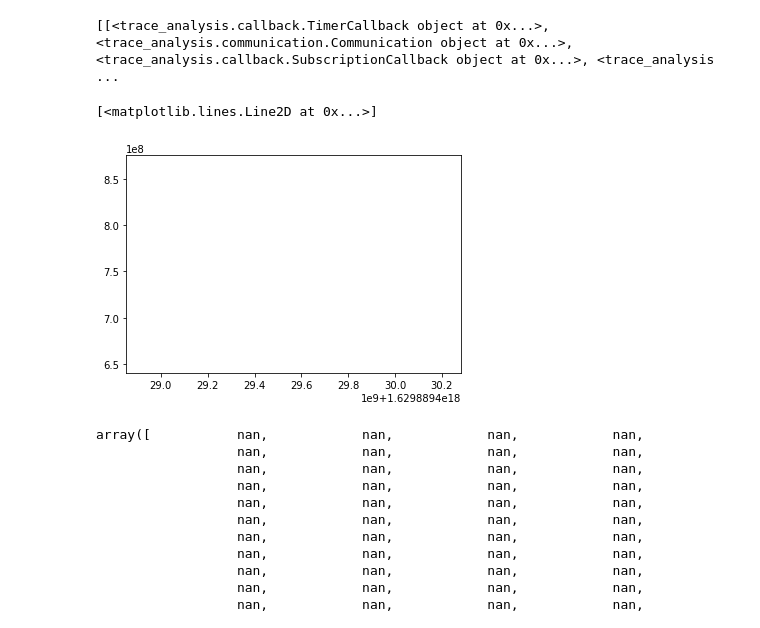
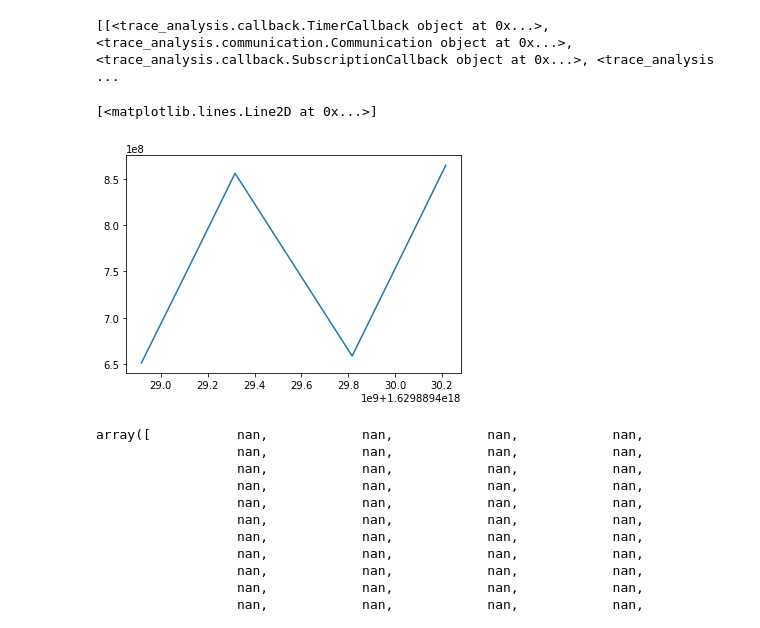
Before and after one commit to tier4/caret_analyze, a Jupyter notebook: sample/lttng_samples/end_to_end_sample.ipynb, the cells around one changed output. Cells and saved outputs as stored; diff of their text form; code cells hidden in the pictures.

```diff
--- a/sample/lttng_samples/end_to_end_sample.ipynb
+++ b/sample/lttng_samples/end_to_end_sample.ipynb
@@ -67,11 +67,11 @@ paths
 # %%
 path = paths[0]
 # %%
-t, latency = path.to_timeseries()
+t, latency = path.to_timeseries(remove_dropped=True)
 plt.plot(t, latency)
 # %% [output]
 [<matplotlib.lines.Line2D at 0x...>]
-[figure, old version]
+[figure, new version]
 # %%
 path.to_timeseries()[1]
 # %% [output]
```
Also changed, not shown: parts of 4 cells of this notebook.
